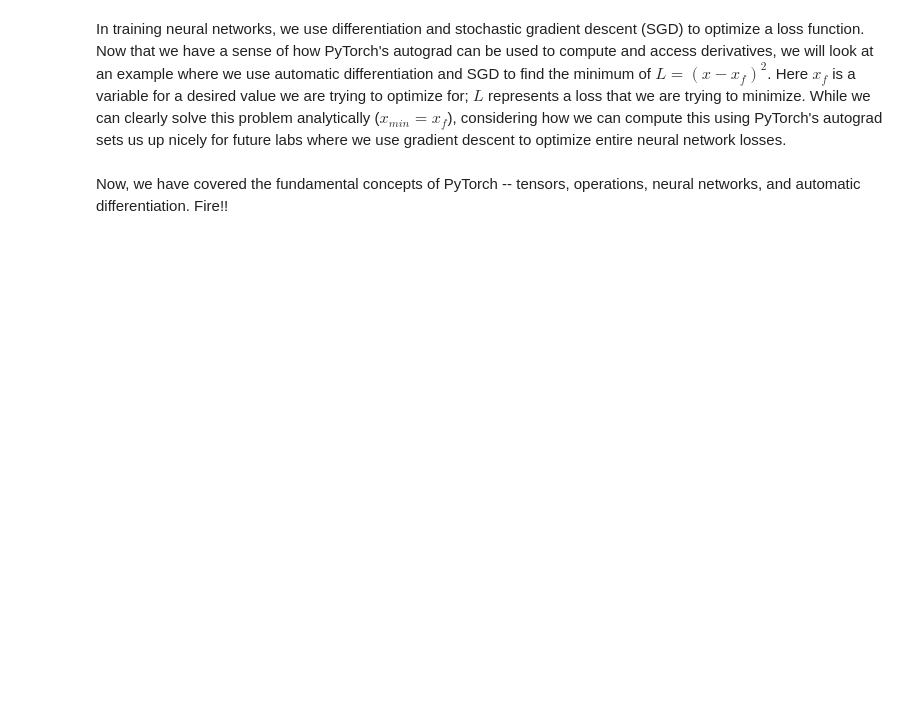
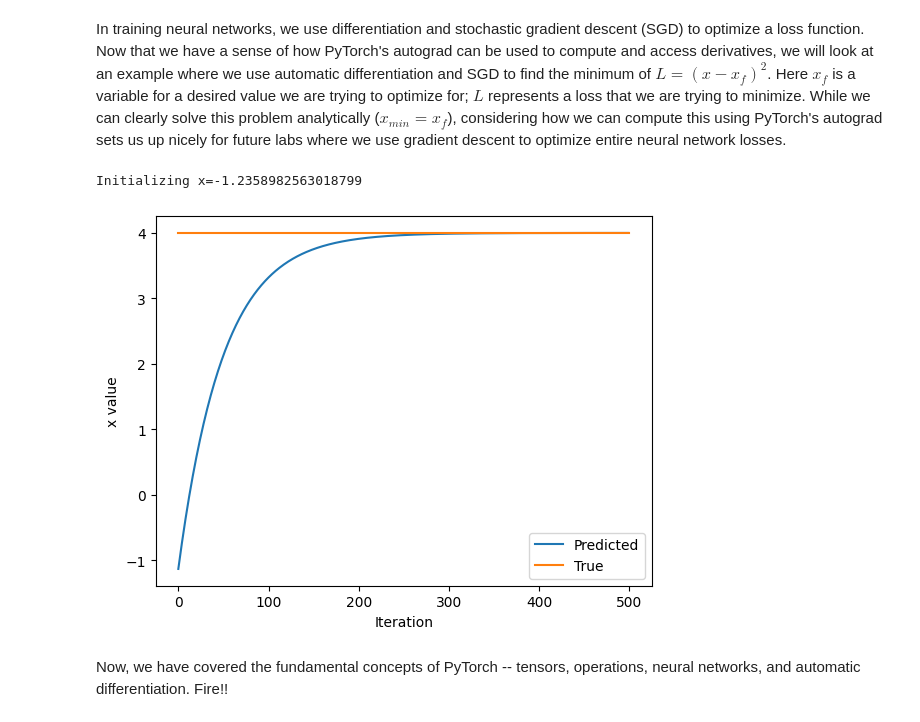
Before and after one commit to Masesee/mit-deep-learning, a Jupyter notebook: lab1/PT_Part1_Intro.ipynb, the cells around one changed output. Drawn from its saved outputs; the diff is of its cells as text; code cells hidden in the pictures; blank space fills up the shorter version.

```diff
--- a/lab1/PT_Part1_Intro.ipynb
+++ b/lab1/PT_Part1_Intro.ipynb
@@ -304,33 +342,36 @@ In training neural networks, we use differentiation and stochastic gradient desc
 x = torch.randn(1)
 print(f"Initializing x={x.item()}")
 
 learning_rate = 1e-2  # Learning rate
 history = []
 x_f = 4  # Target value
 
 
 # We will run gradient descent for a number of iterations. At each iteration, we compute the loss,
 #   compute the derivative of the loss with respect to x, and perform the update.
 for i in range(500):
     x = torch.tensor([x], requires_grad=True)
 
     # TODO: Compute the loss as the square of the difference between x and x_f
-    loss = # TODO
+    loss = (x - x_f)**2
 
     # Backpropagate through the loss to compute gradients
     loss.backward()
 
     # Update x with gradient descent
     x = x.item() - learning_rate * x.grad
 
     history.append(x.item())
 
 # Plot the evolution of x as we optimize toward x_f!
 plt.plot(history)
 plt.plot([0, 500], [x_f, x_f])
 plt.legend(('Predicted', 'True'))
 plt.xlabel('Iteration')
 plt.ylabel('x value')
 plt.show()
+# %% [output]
+Initializing x=-1.2358982563018799
+[figure, added]
 # %% [markdown]
 Now, we have covered the fundamental concepts of PyTorch -- tensors, operations, neural networks, and automatic differentiation. Fire!!
```
Also changed, not shown: parts of 16 cells of this notebook.
